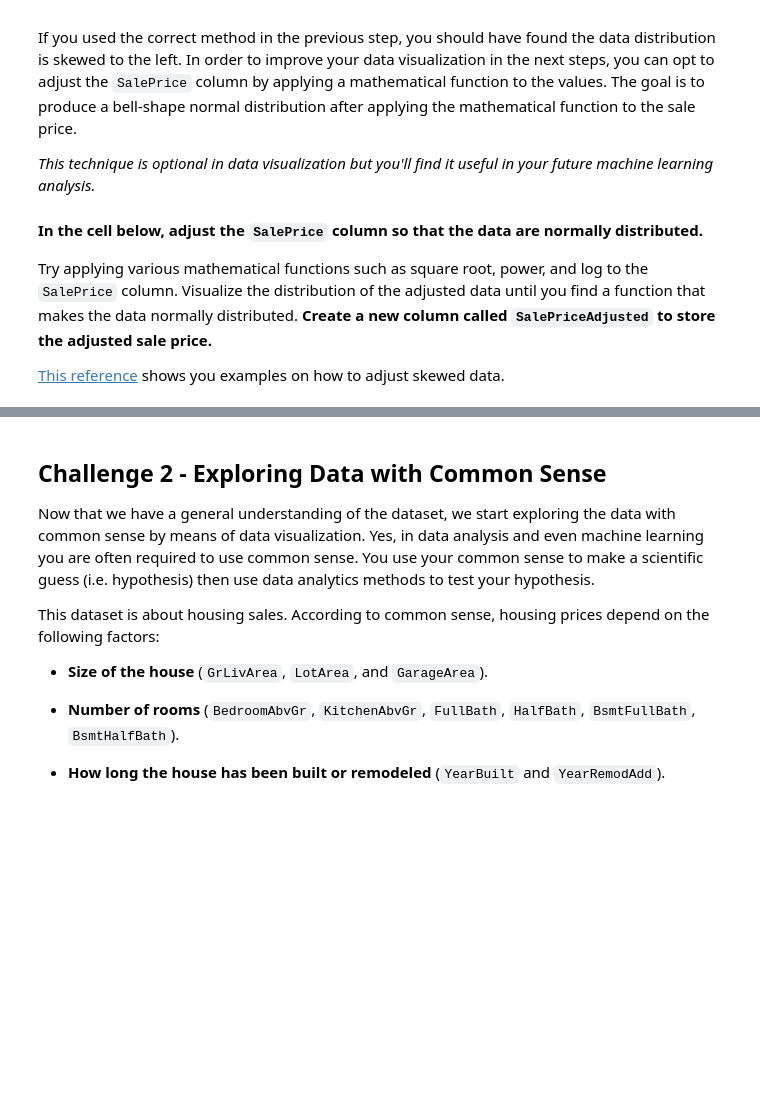
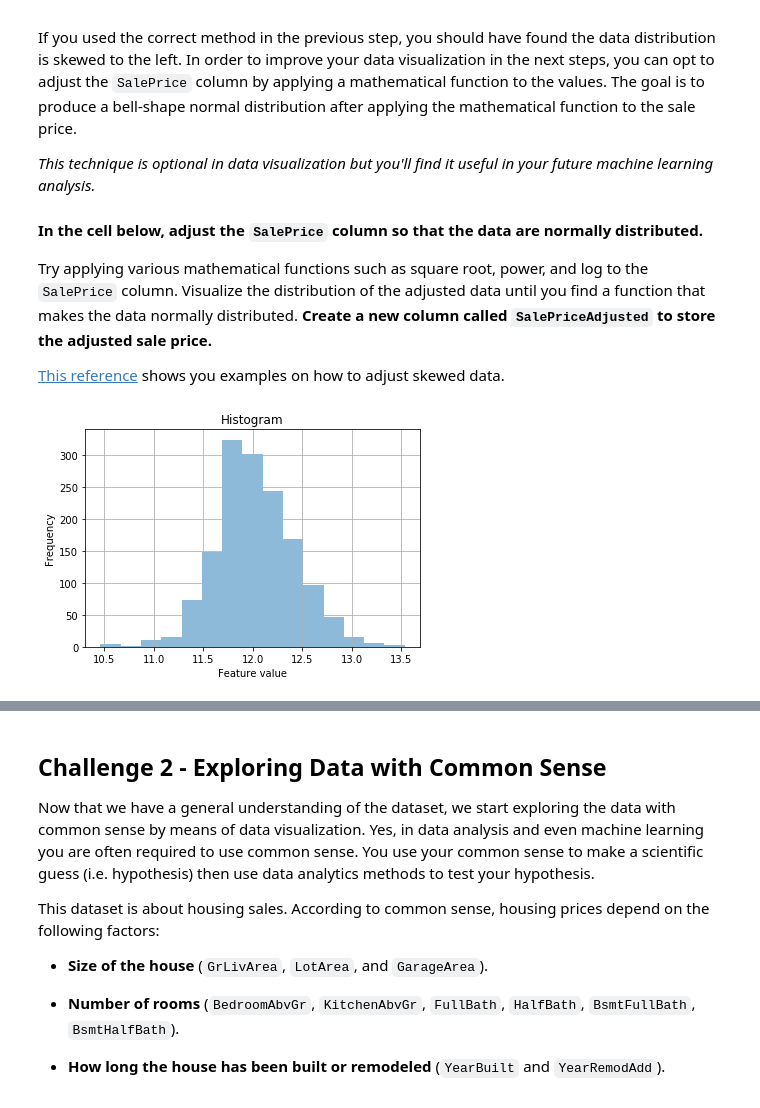
Before and after one commit to ta-datapt-bcn/lab-storytelling-data-visualization, a Jupyter notebook: your-code/main.ipynb, the cells around one changed output, grey strips where cells are left out. Drawn from its saved outputs; the diff is of its cells as text; code cells hidden in the pictures; blank space fills up the shorter version.

```diff
--- a/your-code/main.ipynb
+++ b/your-code/main.ipynb
@@ -139,0 +135,10 @@ Try applying various mathematical functions such as square root, power, and log
+# %%
+# your code here
+
+df_exp = df.SalePrice.apply(np.log)   # pd.DataFrame.apply accepts a function to apply to each column of the data
+df_exp.plot.hist(alpha=0.5, bins=15, grid=True, legend=None)
+plt.xlabel("Feature value")
+plt.title("Histogram")
+plt.show()
+# %% [output]
+[figure, added]
```
Also changed, not shown: parts of 5 cells of this notebook.
